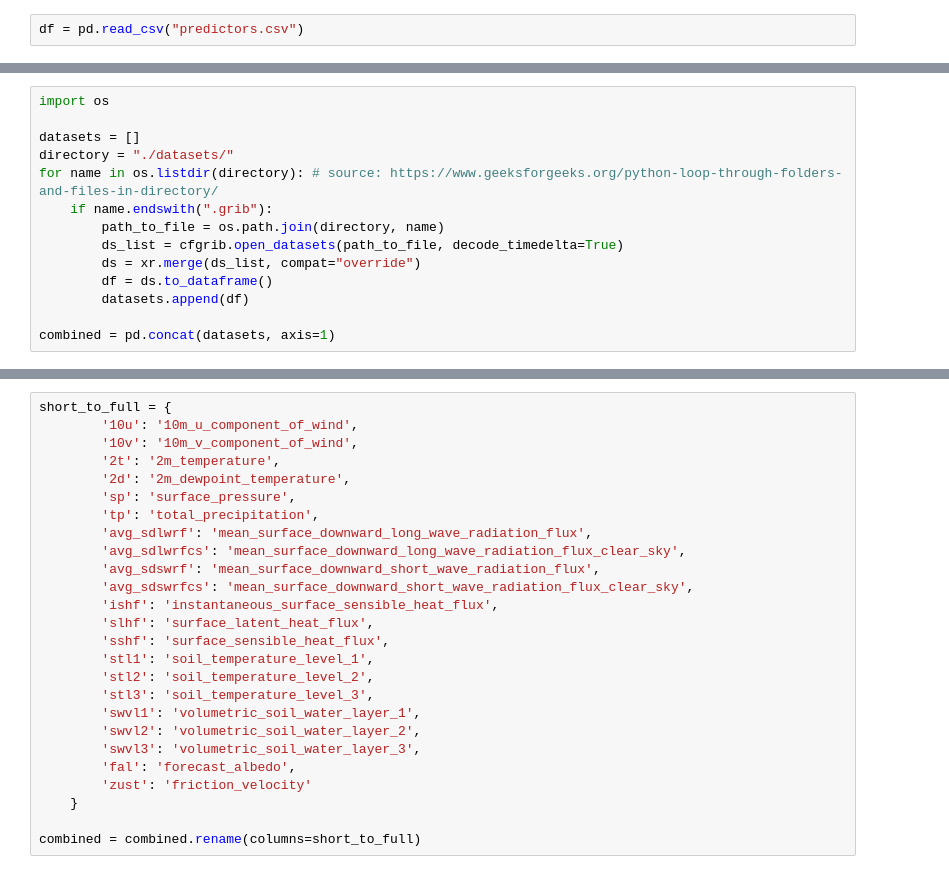
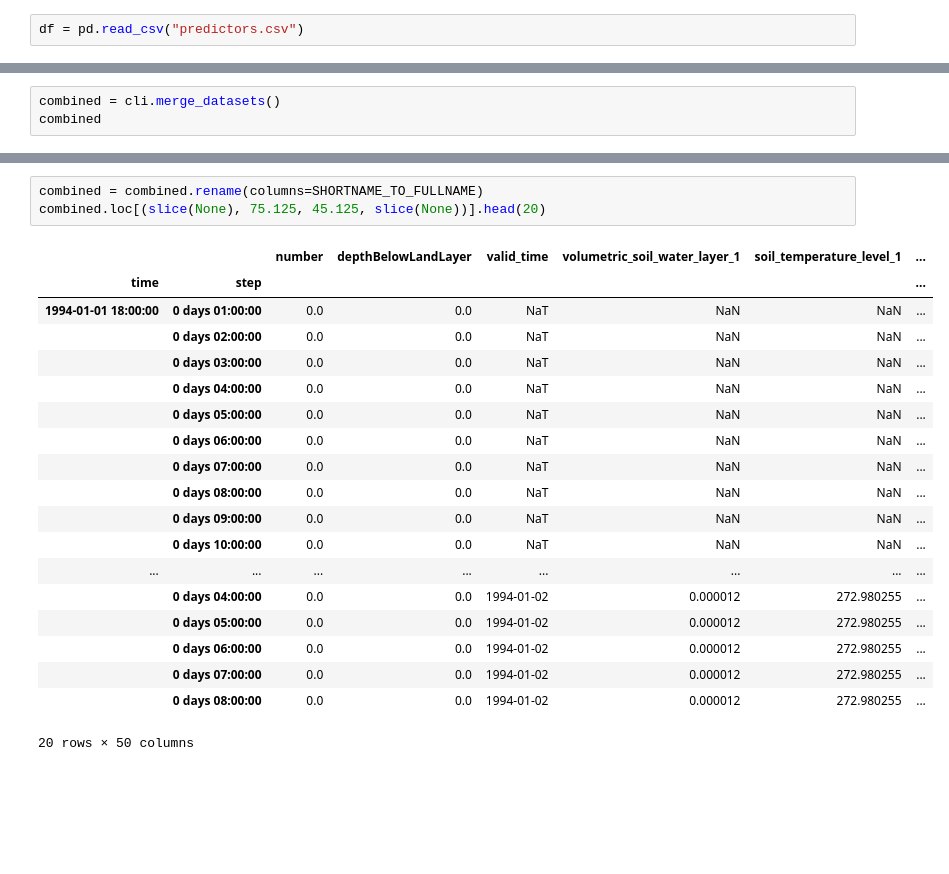
Before and after one commit to mrquaternion/CS-Pipeline, a Jupyter notebook: notebook.ipynb, the cells around one changed output, grey strips where cells are left out. Drawn from its saved outputs; the diff is of its cells as text; blank space fills up the shorter version.

Commit message:
Exploring GRIB files structure

```diff
--- a/notebook.ipynb
+++ b/notebook.ipynb
@@ -45,16 +101,5 @@ miss['year']  = miss['timestamp'].dt.year
 miss['month'] = miss['timestamp'].dt.month
 miss['day'] = miss['timestamp'].dt.day
 # %%
-import os
-
-datasets = []
-directory = "./datasets/"
-for name in os.listdir(directory): # source: https://www.geeksforgeeks.org/python-loop-through-folders-and-files-in-directory/
-    if name.endswith(".grib"):
-        path_to_file = os.path.join(directory, name)
-        ds_list = cfgrib.open_datasets(path_to_file, decode_timedelta=True)
-        ds = xr.merge(ds_list, compat="override")
-        df = ds.to_dataframe()
-        datasets.append(df)
-
-combined = pd.concat(datasets, axis=1)
+combined = cli.merge_datasets()
+combined
@@ -61,27 +138,24 @@ combined = pd.concat(datasets, axis=1)
 # %%
-short_to_full = {
-        '10u': '10m_u_component_of_wind',
-        '10v': '10m_v_component_of_wind',
-        '2t': '2m_temperature',
-        '2d': '2m_dewpoint_temperature',
-        'sp': 'surface_pressure',
-        'tp': 'total_precipitation',
-        'avg_sdlwrf': 'mean_surface_downward_long_wave_radiation_flux',
-        'avg_sdlwrfcs': 'mean_surface_downward_long_wave_radiation_flux_clear_sky',
-        'avg_sdswrf': 'mean_surface_downward_short_wave_radiation_flux',
-        'avg_sdswrfcs': 'mean_surface_downward_short_wave_radiation_flux_clear_sky',
-        'ishf': 'instantaneous_surface_sensible_heat_flux',
-        'slhf': 'surface_latent_heat_flux',
-        'sshf': 'surface_sensible_heat_flux',
-        'stl1': 'soil_temperature_level_1',
-        'stl2': 'soil_temperature_level_2',
-        'stl3': 'soil_temperature_level_3',
-        'swvl1': 'volumetric_soil_water_layer_1',
-        'swvl2': 'volumetric_soil_water_layer_2',
-        'swvl3': 'volumetric_soil_water_layer_3',
-        'fal': 'forecast_albedo',
-        'zust': 'friction_velocity'
-    }
-
-combined = combined.rename(columns=short_to_full)
+combined = combined.rename(columns=SHORTNAME_TO_FULLNAME)
+combined.loc[(slice(None), 75.125, 45.125, slice(None))].head(20)
+# %% [output]
+|  |  | number | depthBelowLandLayer | valid_time | volumetric_soil_water_layer_1 | soil_temperature_level_1 | ... |
+| time | step |  |  |  |  |  | ... |
+| 1994-01-01 18:00:00 | 0 days 01:00:00 | 0.0 | 0.0 | NaT | NaN | NaN | ... |
+|  | 0 days 02:00:00 | 0.0 | 0.0 | NaT | NaN | NaN | ... |
+|  | 0 days 03:00:00 | 0.0 | 0.0 | NaT | NaN | NaN | ... |
+|  | 0 days 04:00:00 | 0.0 | 0.0 | NaT | NaN | NaN | ... |
+|  | 0 days 05:00:00 | 0.0 | 0.0 | NaT | NaN | NaN | ... |
+|  | 0 days 06:00:00 | 0.0 | 0.0 | NaT | NaN | NaN | ... |
+|  | 0 days 07:00:00 | 0.0 | 0.0 | NaT | NaN | NaN | ... |
+|  | 0 days 08:00:00 | 0.0 | 0.0 | NaT | NaN | NaN | ... |
+|  | 0 days 09:00:00 | 0.0 | 0.0 | NaT | NaN | NaN | ... |
+|  | 0 days 10:00:00 | 0.0 | 0.0 | NaT | NaN | NaN | ... |
+| ... | ... | ... | ... | ... | ... | ... | ... |
+|  | 0 days 04:00:00 | 0.0 | 0.0 | 1994-01-02 | 0.000012 | 272.980255 | ... |
+|  | 0 days 05:00:00 | 0.0 | 0.0 | 1994-01-02 | 0.000012 | 272.980255 | ... |
+|  | 0 days 06:00:00 | 0.0 | 0.0 | 1994-01-02 | 0.000012 | 272.980255 | ... |
+|  | 0 days 07:00:00 | 0.0 | 0.0 | 1994-01-02 | 0.000012 | 272.980255 | ... |
+|  | 0 days 08:00:00 | 0.0 | 0.0 | 1994-01-02 | 0.000012 | 272.980255 | ... |
+20 rows × 50 columns
 # %%
```
Also changed, not shown: parts of 12 cells of this notebook.
